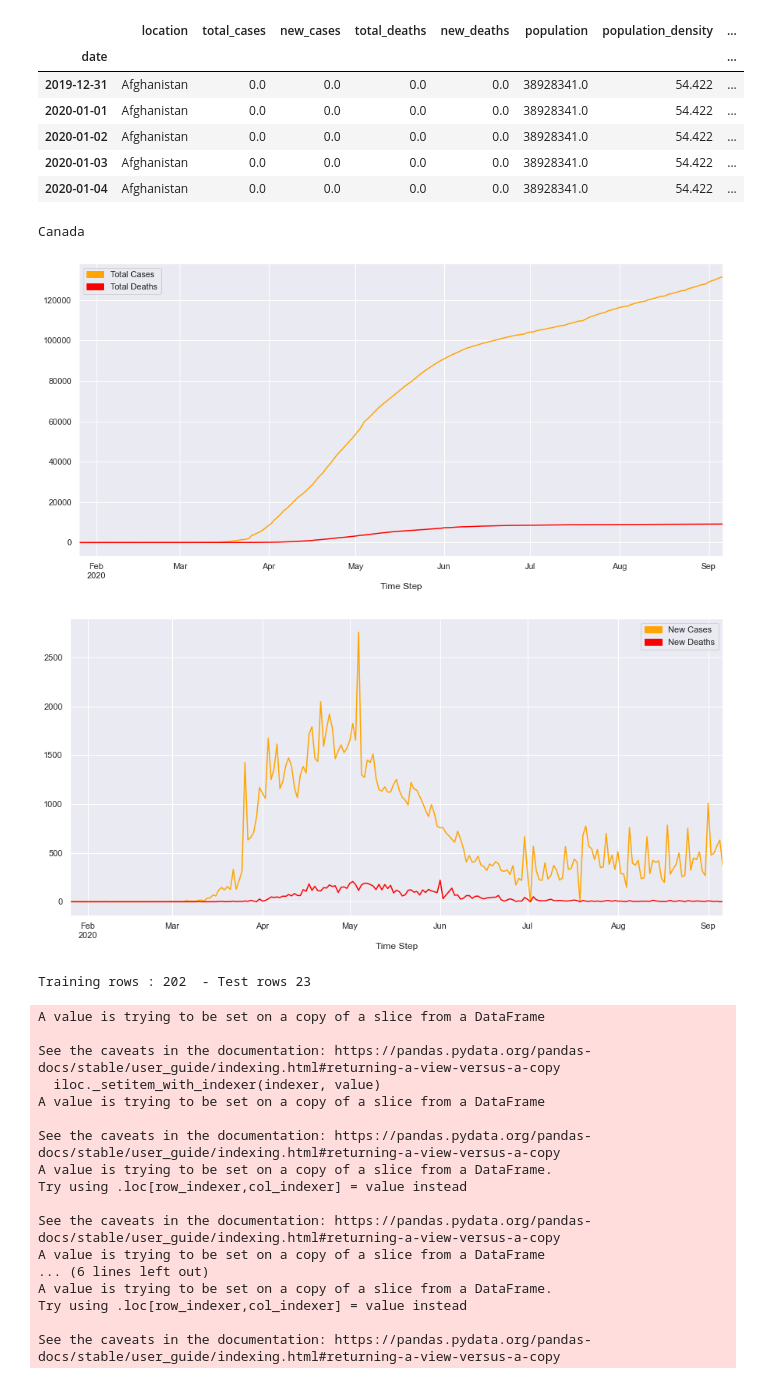
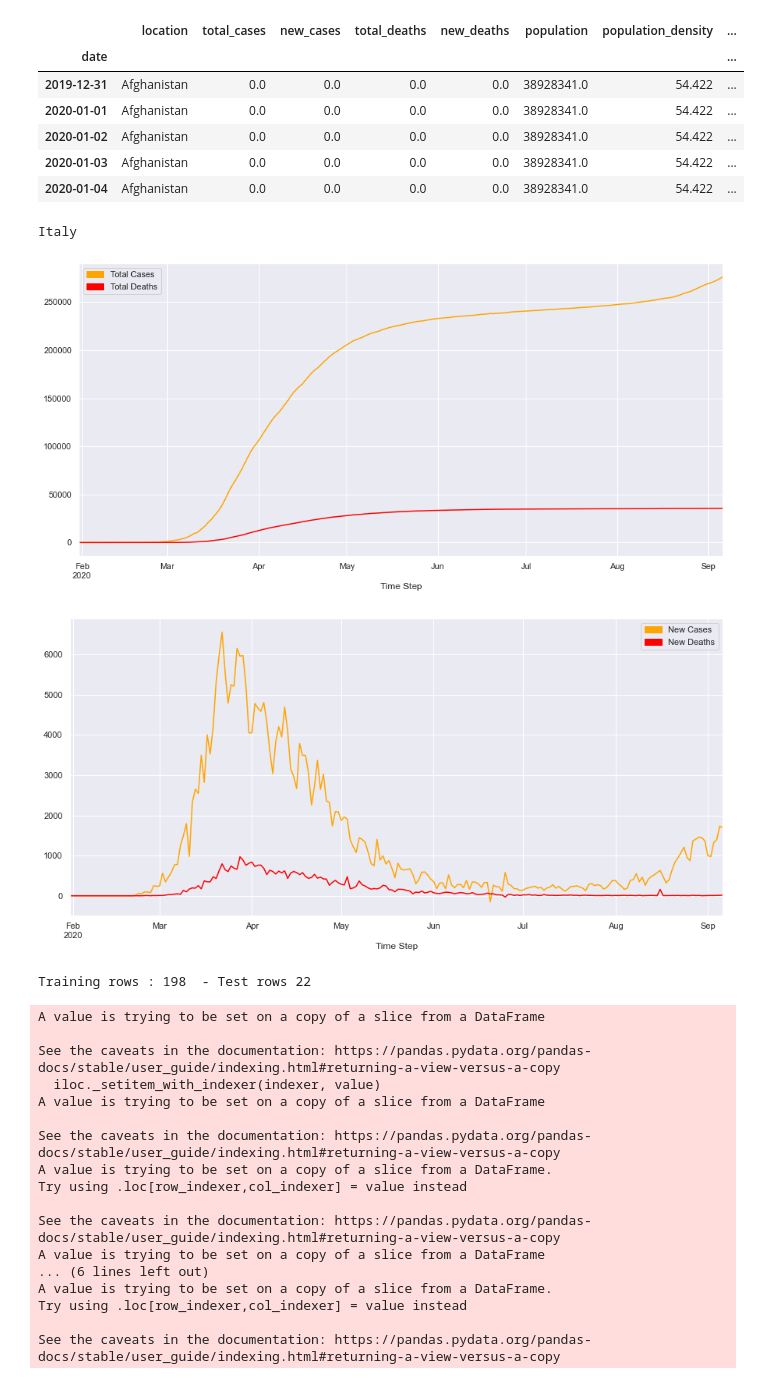
Before and after one commit to DavidHZama/Covid19-project, a Jupyter notebook: Analyzing Covid19 data.ipynb, the cells around one changed output. Saved outputs shown, nothing was run; the diff lists cells and outputs as text; code cells hidden in the pictures.

```diff
--- a/Analyzing Covid19 data.ipynb
+++ b/Analyzing Covid19 data.ipynb
@@ -121,7 +121,6 @@ def predict_new_deaths(df):
 
     model.add(keras.layers.Dropout(rate=0.1))
     model.add(keras.layers.Dense(units=1))
-    model.add(keras.layers.Dense(units=1))
 
 
     model.compile(loss='mean_squared_error', optimizer='adam')
@@ -150,6 +149,8 @@ def predict_new_deaths(df):
     y_test_inv = cnt_transformer.inverse_transform(y_test.reshape(1, -1))
     y_pred_inv = cnt_transformer.inverse_transform(y_pred)
 
+    df.head()
+
     plt.plot(np.arange(0, len(y_train)), y_train_inv.flatten(), 'g', label="history")
     plt.plot(np.arange(len(y_train), len(y_train) + len(y_test)), y_test_inv.flatten(), marker='.', label="true")
     plt.plot(np.arange(len(y_train), len(y_train) + len(y_test)), y_pred_inv.flatten(), 'r', label="prediction")
@@ -184,12 +185,12 @@ def analyze(country):
     df = df[['total_cases','new_cases','total_deaths','new_deaths','population_density']]
     predict_new_deaths(df)
 # %%
-analyze("Canada")
+analyze("Italy")
 # %% [output]
-Canada
+Italy
-[figure, old version]
+[figure, new version]
-[figure, old version]
+[figure, new version]
-Training rows : 202  - Test rows 23
+Training rows : 198  - Test rows 22
 A value is trying to be set on a copy of a slice from a DataFrame
 
 See the caveats in the documentation: https://pandas.pydata.org/pandas-docs/stable/user_guide/indexing.html#returning-a-view-versus-a-copy
```
Also changed, not shown: parts of 1 cell of this notebook, 1 other file.
